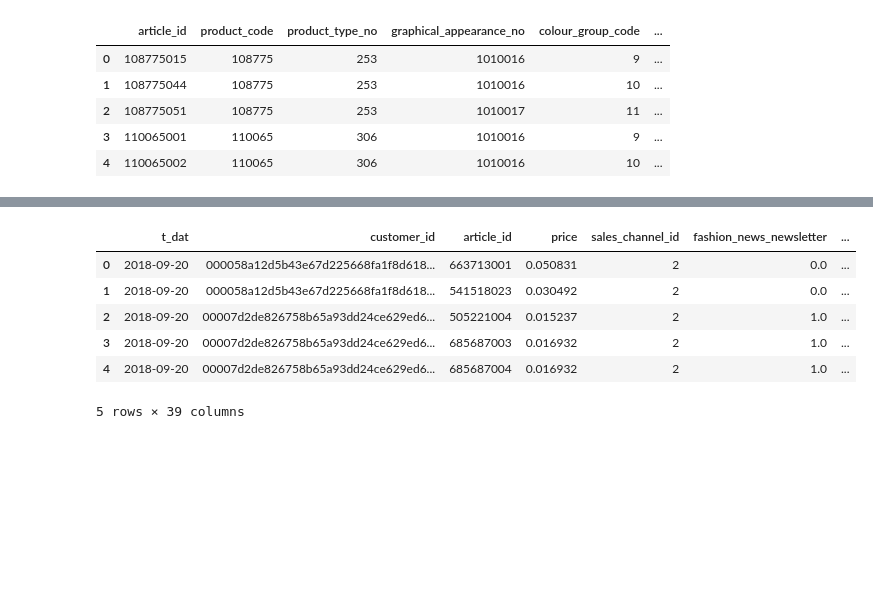
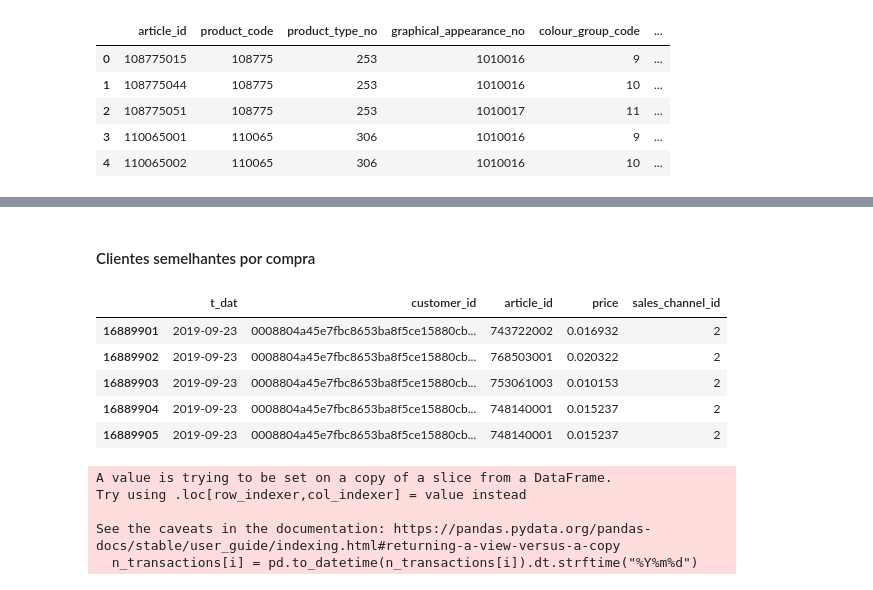
Before and after one commit to enyasantos/Kaggle_Personalized_Fashion_Recommendations, a Jupyter notebook: tp.ipynb, the cells around one changed output, grey strips where cells are left out. Drawn from its saved outputs; the diff is of its cells as text; code cells hidden in the pictures; blank space fills up the shorter version.

```diff
--- a/tp.ipynb
+++ b/tp.ipynb
@@ -938,4 +900,5 @@ c_articles.head()
 # %%
-c_articles.loc[c_articles['index_code'] == 'S'].head()
+c_articles = one_hot_encoder(c_articles, 'index_code')
+c_articles
 # %% [output]
 |  | article_id | product_code | product_type_no | graphical_appearance_no | colour_group_code | ... |
@@ -948,14 +916,0 @@ c_articles.loc[c_articles['index_code'] == 'S'].head()
-# %%
-c_articles.rename(columns = {
-    0:'index_code_A',
-    1:'index_code_B',
-    2:'index_code_C',
-    3:'index_code_D',
-    4:'index_code_F',
-    5:'index_code_G',
-    6:'index_code_H',
-    7:'index_code_I',
-    8:'index_code_J',
-    9:'index_code_S',
-    }, inplace = True)
-c_articles.head()
@@ -1032,10 +1024,26 @@ c_dt = dt.copy()
+# %% [markdown]
+#### Clientes semelhantes por compra
+# %%
+mask = dt['t_dat'] > '2019-09-22'
+transactions_ly = c_transactions.loc[mask]
+#transactions_ly.drop(['sales_channel_id'],axis=1, inplace=True)
+# %%
+n_transactions = transactions_ly[:30000]
 # %%
-c_dt.head()
+n_transactions.head()
 # %% [output]
-|  | t_dat | customer_id | article_id | price | sales_channel_id | fashion_news_newsletter | ... |
-| 0 | 2018-09-20 | 000058a12d5b43e67d225668fa1f8d618... | 663713001 | 0.050831 | 2 | 0.0 | ... |
-| 1 | 2018-09-20 | 000058a12d5b43e67d225668fa1f8d618... | 541518023 | 0.030492 | 2 | 0.0 | ... |
-| 2 | 2018-09-20 | 00007d2de826758b65a93dd24ce629ed6... | 505221004 | 0.015237 | 2 | 1.0 | ... |
-| 3 | 2018-09-20 | 00007d2de826758b65a93dd24ce629ed6... | 685687003 | 0.016932 | 2 | 1.0 | ... |
-| 4 | 2018-09-20 | 00007d2de826758b65a93dd24ce629ed6... | 685687004 | 0.016932 | 2 | 1.0 | ... |
+|  | t_dat | customer_id | article_id | price | sales_channel_id |
+| 16889901 | 2019-09-23 | 0008804a45e7fbc8653ba8f5ce15880cb... | 743722002 | 0.016932 | 2 |
+| 16889902 | 2019-09-23 | 0008804a45e7fbc8653ba8f5ce15880cb... | 768503001 | 0.020322 | 2 |
+| 16889903 | 2019-09-23 | 0008804a45e7fbc8653ba8f5ce15880cb... | 753061003 | 0.010153 | 2 |
+| 16889904 | 2019-09-23 | 0008804a45e7fbc8653ba8f5ce15880cb... | 748140001 | 0.015237 | 2 |
+| 16889905 | 2019-09-23 | 0008804a45e7fbc8653ba8f5ce15880cb... | 748140001 | 0.015237 | 2 |
-5 rows × 39 columns
+# %%
+for i in n_transactions.columns[:1]:
+    n_transactions[i] = pd.to_datetime(n_transactions[i]).dt.strftime("%Y%m%d")
+# %% [output]
+A value is trying to be set on a copy of a slice from a DataFrame.
+Try using .loc[row_indexer,col_indexer] = value instead
+
+See the caveats in the documentation: https://pandas.pydata.org/pandas-docs/stable/user_guide/indexing.html#returning-a-view-versus-a-copy
+  n_transactions[i] = pd.to_datetime(n_transactions[i]).dt.strftime("%Y%m%d")
```
Also changed, not shown: parts of 92 cells of this notebook, 3 other files.
